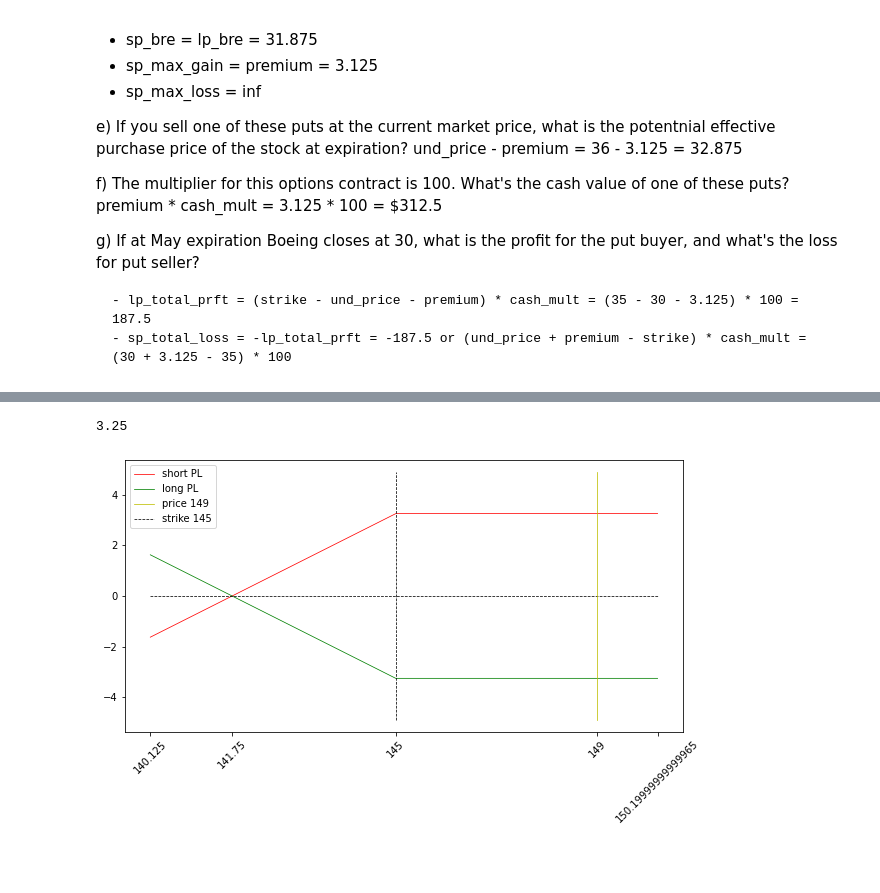
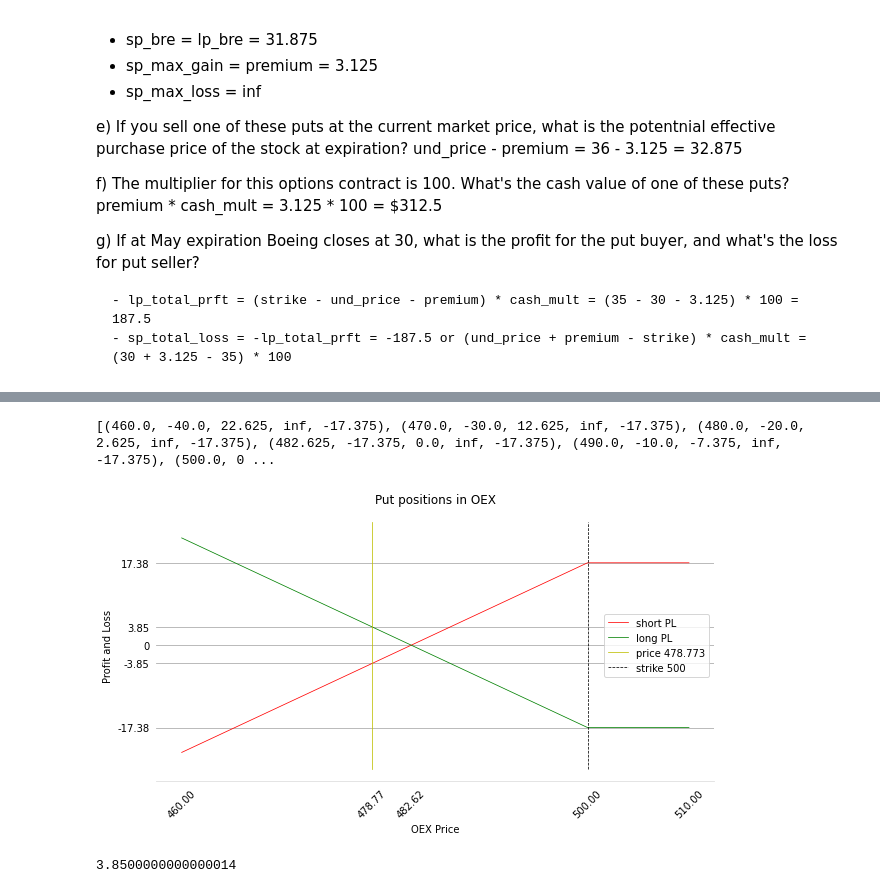
Before and after one commit to ooddaa/tradingAlgos, a Jupyter notebook: options/puts.ipynb, the cells around one changed output, grey strips where cells are left out. Saved outputs shown, nothing was run; the diff lists cells and outputs as text; code cells hidden in the pictures; blank space fills up the shorter version.

```diff
--- a/options/puts.ipynb
+++ b/options/puts.ipynb
@@ -233,25 +283,21 @@ long, short, breakeven, delta, delta_beven, cash_value, lp_total_prft, sp_total_
-# %%
-# 4 IBM
-prices = [25, 30, 31, 31.875, 32, 33, 34, 35, 40]
-curr = 149
-strike = 145
-premium = 3.25
-cash_multiplier = 100
-stl_price = 135
-long, short, breakeven, delta, delta_beven, cash_value, lp_total_prft, sp_total_prft = put_pl(strike,
-                                                                                            premium,
-                                                                                            curr,
-                                                                                            cash_multiplier,
-                                                                                            stl_price,
-                                                                                            plot=True,
-#                                                                                             prices=prices,
-                                                                                            figsize=(10,5))
-# print(long)
-# print(lp_total_prft, sp_total_prft)
-# print(long)
-# print(delta)
-# print(delta_beven)
-# print(cash_value)
-# %% [output]
-3.25
-[figure, removed]
+# %%
+# 5 OEX
+prices = np.arange(460, 520, 10)
+ticker = 'OEX'
+und_price = 531.97*.9 #531.97
+strike = 500
+premium = 17+3/8
+cash_multiplier = 100
+_ = put_pl(ticker, strike, premium, cash_multiplier, und_price, plot=True, prices=prices, figsize=(10,5))
+print(_[0])
+# %% [output]
+[(460.0, -40.0, 22.625, inf, -17.375), (470.0, -30.0, 12.625, inf, -17.375), (480.0, -20.0, 2.625, inf, -17.375), (482.625, -17.375, 0.0, inf, -17.375), (490.0, -10.0, -7.375, inf, -17.375), (500.0, 0 ...
+[figure, added]
+# %%
+# pss, mate, wanna a bit trigonometry?
+# knowing that y/x = tg 45 = 1 (because we get 1 for 1 - moving left off strike lp gains 1 for 1 loss sp)
+500 - 478.77 # adjacent (price) = 21.23 units => opposite (pnl) = also +21.23 from its beginning (-17.38)
+# now scale y
+-17.38 + 21.23
+# %% [output]
+3.8500000000000014
```
Also changed, not shown: parts of 10 cells of this notebook.
